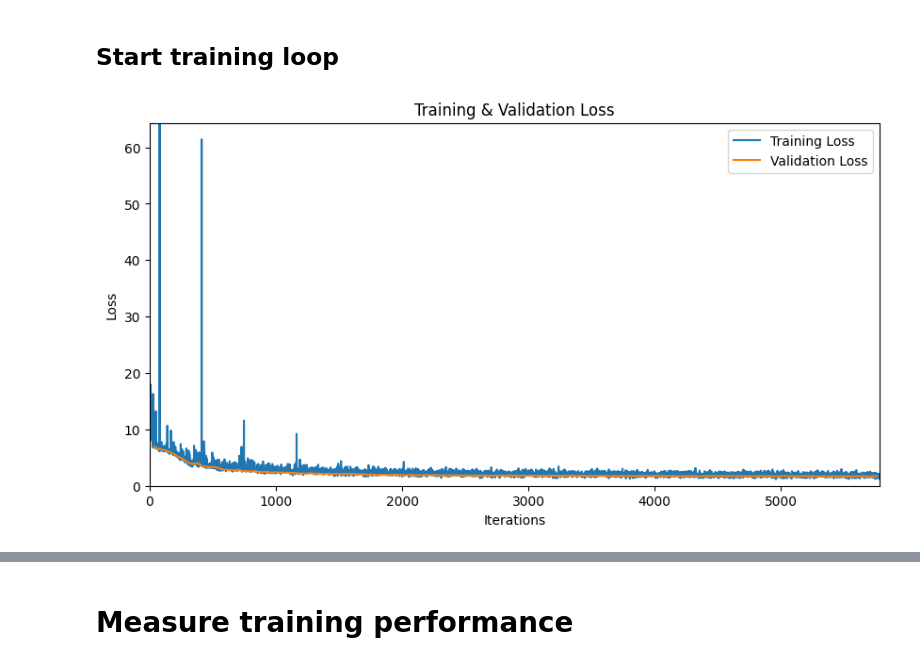
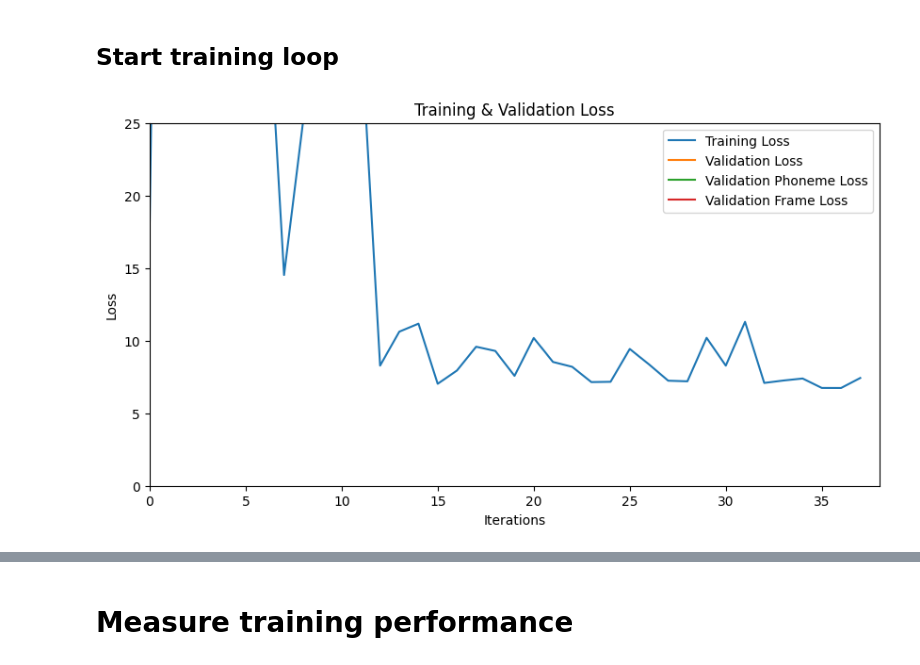
Before and after one commit to lucasdellabella/badbeagle-jupyter, a Jupyter notebook: 00_wav2vec2-timit-finetune.ipynb, the cells around one changed output, grey strips where cells are left out. Drawn from its saved outputs; the diff is of its cells as text; code cells hidden in the pictures.

Commit message:
Better charting and some early metrics stuff

```diff
--- a/00_wav2vec2-timit-finetune.ipynb
+++ b/00_wav2vec2-timit-finetune.ipynb
@@ -182,15 +228,15 @@ pick_features = ['audio', 'text', 'utterance', 'phoneme_start_idx', 'labels']
 minimal_train_dataset = raw_datasets['train'].select(range(len(raw_datasets['train'])), pick_features)
 minimal_test_dataset = raw_datasets['test'].select(range(len(raw_datasets['test'])), pick_features)
 
-debug_train_dataset = minimal_train_dataset.shuffle(seed=42).select(range(2048))
-debug_valid_dataset = minimal_test_dataset.shuffle(seed=42).select(range(64))
+debug_train_dataset = minimal_train_dataset.shuffle(seed=42).select(range(1024))
+debug_valid_dataset = minimal_test_dataset.shuffle(seed=42).select(range(128))
 # %% [markdown]
 ### Instantiate Tokenizer
 # %%
 # Calc unique phonemes
 from dataset import PhonemeTokenizer
 
-unique_phonemes = set(get_phoneme_list_from_dataset(debug_train_dataset))
+unique_phonemes = set(get_phoneme_list_from_dataset(minimal_train_dataset))
 
 print(len(unique_phonemes))
 
@@ -238,14 +284,12 @@ collator = DataCollatorForAudioWithPadding(processor=processor, padding=True, to
 # %% [markdown]
 ### Instantiate Model & Optimizer
 # %%
+from config import NUM_PHONEMES
 from modeling import Wav2Vec2ForPhonemeAndFramePrediction
-from transformers import AdamW
+from transformers import AdamW, get_linear_schedule_with_warmup
 
-num_phonemes = 61
-model = Wav2Vec2ForPhonemeAndFramePrediction(num_phonemes=61, freeze_feature_encoder=True)
-optimizer = AdamW(model.parameters(), lr=2e-5)
-# optimizer = torch.optim.SGD(model.parameters(), lr=2e-5, momentum=0.9)
-
+model = Wav2Vec2ForPhonemeAndFramePrediction(num_phonemes=NUM_PHONEMES, freeze_feature_encoder=True)
+optimizer = AdamW(model.parameters(), lr=run_config['learning_rate'])
 model.to(device);
 # %% [output]
 Some weights of MyWav2Vec2ForCTC were not initialized from the model checkpoint at facebook/wav2vec2-base-960h and are newly initialized: ['wav2vec2.masked_spec_embed']
@@ -337,18 +399,18 @@ torch.Size([1, 248, 62])
 from config import SAMPLE_RATE, WINDOW_SIZE
 from modeling import custom_loss_function
 from utils import create_bit_mask_of_frame_start_positions, frame_pos_to_nth_window
+from loss_and_evals import calculate_frame_metrics, calculate_phoneme_metrics
 
 from torch.utils.data import DataLoader
-# from IPython.display import clear_output, display
-# import matplotlib.pyplot as plt
+from IPython.display import clear_output, display
+import matplotlib.pyplot as plt
 
 # Assume `train_dataset` is an instance of a custom Dataset class handling TIMIT data
-# num_epochs = 10
 num_epochs = 10
 train_losses = []
 
-train_loader = DataLoader(minimal_train_dataset, batch_size=BATCH_SIZE, collate_fn=collator) #shuffle=True
-valid_loader = DataLoader(minimal_test_dataset, batch_size=BATCH_SIZE, collate_fn=collator) #shuffle=True
+train_loader = DataLoader(debug_train_dataset, batch_size=BATCH_SIZE, collate_fn=collator) #shuffle=True
+valid_loader = DataLoader(debug_valid_dataset, batch_size=BATCH_SIZE, collate_fn=collator) #shuffle=True
 
 steps_taken = 0
 progress_bar = tqdm(range(len(train_loader) * num_epochs))
@@ -357,12 +419,16 @@ progress_bar = tqdm(range(len(train_loader) * num_epochs))
 fig, ax = plt.subplots(figsize=(10, 5))
 line, = ax.plot([], [], label='Training Loss')
 val_line, = ax.plot([], [], label='Validation Loss')
+val_phoneme_line, = ax.plot([], [], label='Validation Phoneme Loss')
+val_frame_line, = ax.plot([], [], label='Validation Frame Loss')
 ax.set_xlabel('Iterations')
 ax.set_ylabel('Loss')
 ax.set_title('Training & Validation Loss')
 ax.legend()
 
 validation_losses = []
+validation_phoneme_losses = []
+validation_frame_losses = []
 validation_iterations = []
 
 for epoch in range(num_epochs):
@@ -375,14 +441,19 @@ for epoch in range(num_epochs):
         # Convert the input tensor to the same data type as the model parameters
         inputs = inputs.to(dtype=next(model.parameters()).dtype)
 
-        phoneme_logits, start_idx_pred, _, _ = model(inputs, phoneme_labels=phoneme_labels, frame_labels=frame_labels, return_log_probs=True)  # Forward pass
+        phoneme_logits, start_idx_pred, _, _ = model(inputs, phoneme_labels=phoneme_labels, return_log_probs=True)  # Forward pass
 
         num_windows_in_ea_sample = torch.floor_divide(torch.div(audio_lengths*1000, SAMPLE_RATE) - 5, WINDOW_SIZE).long()
 
         frame_positions = frame_pos_to_nth_window(frame_labels)
+        # class_id_for_each_frame = get_class_id_for_each_frame(frame_positions, phoneme_labels)
+        # print("class_id_for_each_frame[0] >>> ", class_id_for_each_frame[0])
+
+
         frame_bitmask_labels = create_bit_mask_of_frame_start_positions(frame_positions, phoneme_logits.shape[1]).to(device)
+        print(frame_bitmask_labels[0])
 
-        loss, _, _ = custom_loss_function(
+        loss, phoneme_loss, frame_loss = custom_loss_function(
             phoneme_logits,
             start_idx_pred,
             phoneme_labels,
@@ -408,53 +479,101 @@ for epoch in range(num_epochs):
         ## Plot train losses
         line.set_data(range(len(train_losses)), train_losses)
         ax.set_xlim(0, len(train_losses))
-        ax.set_ylim(0, max(train_losses)) #max(train_losses)
+        ax.set_ylim(0, 25) #max(train_losses)
 
         clear_output(wait=True)
         display(fig)
+
+        # Calculate metrics for phonemes
+        # phoneme_precision, phoneme_recall, phoneme_f1 = calculate_phoneme_metrics(phoneme_logits, phoneme_labels)
+        # frame_precision, frame_recall, frame_f1 = calculate_frame_metrics(start_idx_pred, frame_bitmask_labels)
+
+        # print(f"Train Metrics:")
+        # print(f"Phoneme P:  {phoneme_precision:.4f}, Frame P:  {frame_precision:.4f}")
+        # print(f"Phoneme R:  {phoneme_recall:.4f}, Frame R:  {frame_recall:.4f}")
+        # print(f"Phoneme F1: {phoneme_f1:.4f}, Frame F1: {frame_f1:.4f}")
 
         if steps_taken % 32 == 0:
             model.eval()
             print('Running validation set against model...')
             val_loss = 0.0
+            val_phoneme_loss = 0.0
+            val_frame_loss = 0.0
             with torch.no_grad():
                 for val_batch in valid_loader:
                     inputs, phoneme_labels, frame_labels, audio_lengths, phoneme_lengths = shape_model_parameters(val_batch)
 
                     # Inference and Loss Computation
-                    phoneme_logits, start_idx_pred, log_probs, loss = model(inputs, phoneme_labels=phoneme_labels, frame_labels=frame_labels, return_log_probs=True)
+                    phoneme_logits, start_idx_pred, log_probs, loss = model(inputs, phoneme_labels=phoneme_labels, return_log_probs=True)
 
                     # Assuming `custom_loss_function` is defined and `frame_bitmask_labels` and `num_windows_in_ea_sample` are computed
                     frame_positions = frame_pos_to_nth_window(frame_labels)
                     frame_bitmask_labels = create_bit_mask_of_frame_start_positions(frame_positions, phoneme_logits.shape[1]).to(device)
                     num_windows_in_ea_sample = torch.floor_divide(torch.div(audio_lengths*1000, SAMPLE_RATE) - 5, WINDOW_SIZE).long()
 
-                    batch_val_loss, _, _ = custom_loss_function(
+                    batch_val_loss, batch_phoneme_loss, batch_frame_loss = custom_loss_function(
                         phoneme_logits,
                         start_idx_pred,
                         phoneme_labels,
                         frame_bitmask_labels,
                         num_windows_in_ea_sample,
                         phoneme_lengths,
                         device=device
                     )
 
                     val_loss += batch_val_loss.item()
+                    val_phoneme_loss += batch_phoneme_loss.item()
+                    val_frame_loss += batch_frame_loss.item()
 
             val_loss /= len(valid_loader)
+            val_phoneme_loss /= len(valid_loader)
+            val_frame_loss /= len(valid_loader)
+            # val_frame_loss *= 20 # Adjust according to loss fn
+
             validation_losses.append(val_loss)
+            validation_phoneme_losses.append(val_phoneme_loss)
+            validation_frame_losses.append(val_frame_loss)
+
             validation_iterations.append(steps_taken)
 
             # Plot validation losses
             val_line.set_data(validation_iterations, validation_losses)
+            val_phoneme_line.set_data(validation_iterations, validation_phoneme_losses)
+            val_frame_line.set_data(validation_iterations, validation_frame_losses)
+
+    # # Import necessary functions from loss_and_evals.py
+    # from loss_and_evals import calculate_phoneme_metrics, calculate_frame_metrics
+
+    # # Calculate metrics for phonemes
+    # phoneme_precision, phoneme_recall, phoneme_f1 = calculate_phoneme_metrics(phoneme_logits, phoneme_labels)
+    # frame_precision, frame_recall, frame_f1 = calculate_frame_metrics(start_idx_pred, frame_bitmask_labels)
+
+    # print(f"Validation Metrics:")
+    # print(f"Phoneme P:  {phoneme_precision:.4f}, Frame P:  {frame_precision:.4f}")
+    # print(f"Phoneme R:  {phoneme_recall:.4f}, Frame R:  {frame_recall:.4f}")
+    # print(f"Phoneme F1: {phoneme_f1:.4f}, Frame F1: {frame_f1:.4f}")
+
+    # Log metrics
+    wandb.log({
+        "val_loss": val_loss,
+        "val_phoneme_loss": val_phoneme_loss,
+        "val_frame_loss": val_frame_loss,
+        # "phoneme_precision": phoneme_precision,
+        # "phoneme_recall": phoneme_recall,
+        # "phoneme_f1": phoneme_f1,
+        # "frame_precision": frame_precision,
+        # "frame_recall": frame_recall,
+        # "frame_f1": frame_f1
+    }, step=steps_taken)
+
 
 
     train_loss /= len(train_loader)  # Add this line to calculate the average training loss
 
 
     print(f"Epoch {epoch}, Training loss: {train_loss}")  # Add this line to print the average training loss
     print(f"Epoch {epoch}, Validation loss: {val_loss}")
 
 plt.close(fig)
 # %% [output]
-[figure, old version]
+[figure, new version]
```
Also changed, not shown: parts of 15 cells of this notebook, 4 other files.
